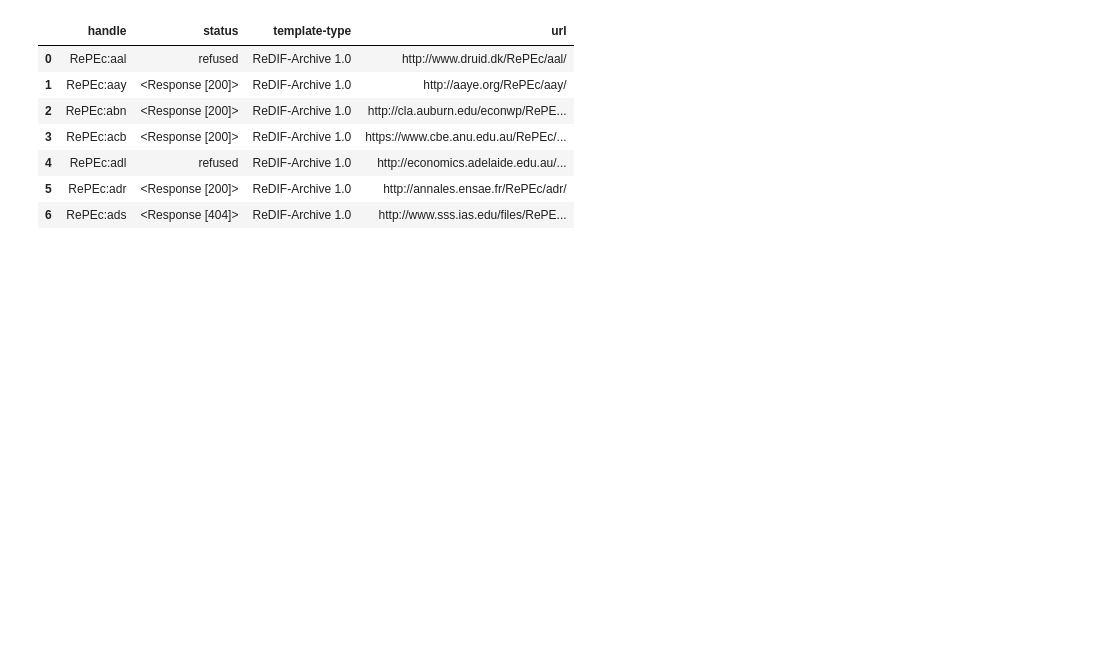
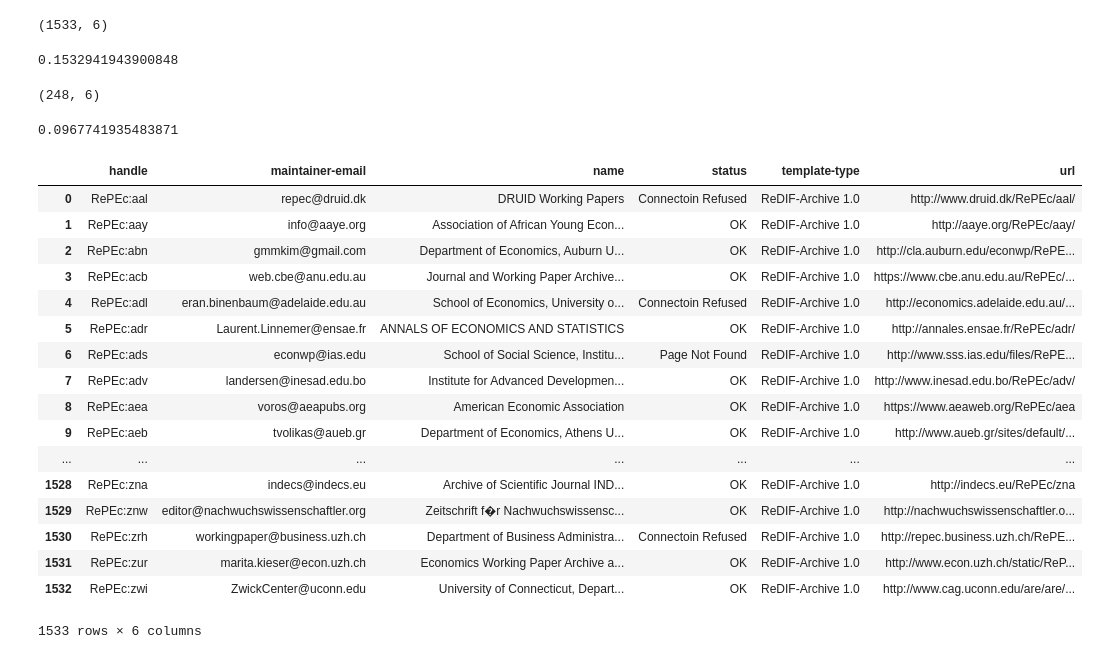
Before and after one commit to repec-org/Scripts, a Jupyter notebook: python/get_archives/ftp.ipynb, the cells around one changed output. Cells and saved outputs as stored; diff of their text form; code cells hidden in the pictures; blank space fills up the shorter version.

```diff
--- a/python/get_archives/ftp.ipynb
+++ b/python/get_archives/ftp.ipynb
@@ -5,6 +6,6 @@ import requests
 # %%
 folder='all'
-columns=['handle','url','provider-homepage','template-type']
+columns=['handle','url','template-type','maintainer-email','name']
 all_items=[]
 for file in os.listdir(folder):
     if file.endswith('.rdf'):
@@ -23,26 +29,22 @@ for file in os.listdir(folder):
 # %%
 all_items_status=[]
-for item in all_items[0:20]:
+for item in all_items:
     if 'template-type' in item:
         if item['template-type']=='ReDIF-Archive 1.0' and item['url'][:4]=='http':
             url=item['url']
             try:
                 r = requests.get(url)
+                if r.status_code==200: item['status']='OK'
+                if r.status_code==404: item['status']='Page Not Found'
             except:
-                r = 'Refused'
-            item['status']=r
+                item['status'] = 'Connectoin Refused'
             all_items_status.append(item)
 # %%
-df=pd.DataFrame(all_items_status)
-df.shape
+df_http=pd.DataFrame(all_items_status)
+df_http.shape
+# %% [output]
+(1533, 6)
-# %%
-df
-# %% [output]
-|  | handle | status | template-type | url |
-| 0 | RePEc:aal | refused | ReDIF-Archive 1.0 | http://www.druid.dk/RePEc/aal/ |
-| 1 | RePEc:aay | <Response [200]> | ReDIF-Archive 1.0 | http://aaye.org/RePEc/aay/ |
-| 2 | RePEc:abn | <Response [200]> | ReDIF-Archive 1.0 | http://cla.auburn.edu/econwp/RePE... |
-| 3 | RePEc:acb | <Response [200]> | ReDIF-Archive 1.0 | https://www.cbe.anu.edu.au/RePEc/... |
-| 4 | RePEc:adl | refused | ReDIF-Archive 1.0 | http://economics.adelaide.edu.au/... |
-| 5 | RePEc:adr | <Response [200]> | ReDIF-Archive 1.0 | http://annales.ensae.fr/RePEc/adr/ |
-| 6 | RePEc:ads | <Response [404]> | ReDIF-Archive 1.0 | http://www.sss.ias.edu/files/RePE... |
+# %%
+float(df_http[df_http.status!='OK'].shape[0])/df_http.shape[0]
+# %% [output]
+0.1532941943900848
@@ -48,0 +63,30 @@ df
+# %%
+df_ftp=pd.DataFrame(all_items_status_ftp)
+df_ftp.shape
+# %% [output]
+(248, 6)
+# %%
+float(df_ftp[df_ftp.status!='OK'].shape[0])/df_ftp.shape[0]
+# %% [output]
+0.0967741935483871
+# %%
+df_http
+# %% [output]
+|  | handle | maintainer-email | name | status | template-type | url |
+| 0 | RePEc:aal | repec@druid.dk | DRUID Working Papers | Connectoin Refused | ReDIF-Archive 1.0 | http://www.druid.dk/RePEc/aal/ |
+| 1 | RePEc:aay | info@aaye.org | Association of African Young Econ... | OK | ReDIF-Archive 1.0 | http://aaye.org/RePEc/aay/ |
+| 2 | RePEc:abn | gmmkim@gmail.com | Department of Economics, Auburn U... | OK | ReDIF-Archive 1.0 | http://cla.auburn.edu/econwp/RePE... |
+| 3 | RePEc:acb | web.cbe@anu.edu.au | Journal and Working Paper Archive... | OK | ReDIF-Archive 1.0 | https://www.cbe.anu.edu.au/RePEc/... |
+| 4 | RePEc:adl | eran.binenbaum@adelaide.edu.au | School of Economics, University o... | Connectoin Refused | ReDIF-Archive 1.0 | http://economics.adelaide.edu.au/... |
+| 5 | RePEc:adr | Laurent.Linnemer@ensae.fr | ANNALS OF ECONOMICS AND STATISTICS | OK | ReDIF-Archive 1.0 | http://annales.ensae.fr/RePEc/adr/ |
+| 6 | RePEc:ads | econwp@ias.edu | School of Social Science, Institu... | Page Not Found | ReDIF-Archive 1.0 | http://www.sss.ias.edu/files/RePE... |
+| 7 | RePEc:adv | landersen@inesad.edu.bo | Institute for Advanced Developmen... | OK | ReDIF-Archive 1.0 | http://www.inesad.edu.bo/RePEc/adv/ |
+| 8 | RePEc:aea | voros@aeapubs.org | American Economic Association | OK | ReDIF-Archive 1.0 | https://www.aeaweb.org/RePEc/aea |
+| 9 | RePEc:aeb | tvolikas@aueb.gr | Department of Economics, Athens U... | OK | ReDIF-Archive 1.0 | http://www.aueb.gr/sites/default/... |
+| ... | ... | ... | ... | ... | ... | ... |
+| 1528 | RePEc:zna | indecs@indecs.eu | Archive of Scientific Journal IND... | OK | ReDIF-Archive 1.0 | http://indecs.eu/RePEc/zna |
+| 1529 | RePEc:znw | editor@nachwuchswissenschaftler.org | Zeitschrift f�r Nachwuchswissensc... | OK | ReDIF-Archive 1.0 | http://nachwuchswissenschaftler.o... |
+| 1530 | RePEc:zrh | workingpaper@business.uzh.ch | Department of Business Administra... | Connectoin Refused | ReDIF-Archive 1.0 | http://repec.business.uzh.ch/RePE... |
+| 1531 | RePEc:zur | marita.kieser@econ.uzh.ch | Economics Working Paper Archive a... | OK | ReDIF-Archive 1.0 | http://www.econ.uzh.ch/static/ReP... |
+| 1532 | RePEc:zwi | ZwickCenter@uconn.edu | University of Connecticut, Depart... | OK | ReDIF-Archive 1.0 | http://www.cag.uconn.edu/are/are/... |
+1533 rows × 6 columns
```
Also changed, not shown: parts of 7 cells of this notebook, 4 other files.
